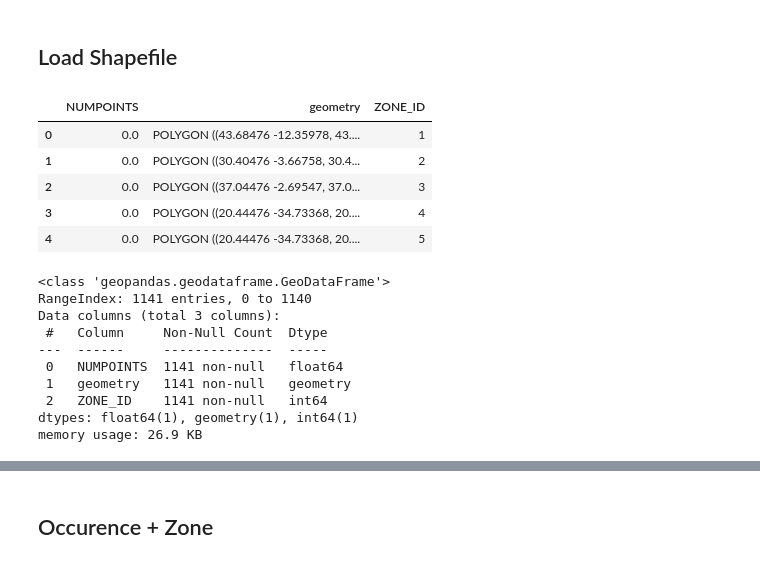
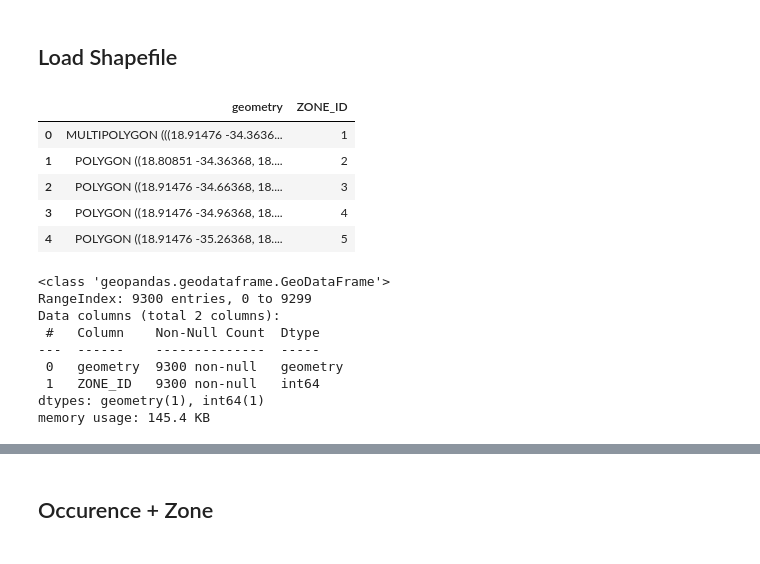
Before and after one commit to fahminlb33/autogbifml, a Jupyter notebook: notebooks/eda_occurrences.ipynb, the cells around one changed output, grey strips where cells are left out. Drawn from its saved outputs; the diff is of its cells as text; code cells hidden in the pictures.

```diff
--- a/notebooks/eda_occurrences.ipynb
+++ b/notebooks/eda_occurrences.ipynb
@@ -10,27 +17,26 @@ from datashader.transfer_functions import shade, stack, dynspread, set_backgroun
 # %% [markdown]
 ## Load Shapefile
 # %%
-df_geom = gpd.read_file("../dataset/shp/america/sea_grid_count_americas.shp")
-df_geom = df_geom[["NUMPOINTS", "geometry"]]
+df_geom = gpd.read_file("../dataset/africa/shp/grid-sea-africa-zoned.shp")
+df_geom = df_geom[["geometry"]]
 df_geom["ZONE_ID"] = range(1, len(df_geom) + 1)
 df_geom.head()
 # %% [output]
-|  | NUMPOINTS | geometry | ZONE_ID |
-| 0 | 0.0 | POLYGON ((43.68476 -12.35978, 43.... | 1 |
-| 1 | 0.0 | POLYGON ((30.40476 -3.66758, 30.4... | 2 |
-| 2 | 0.0 | POLYGON ((37.04476 -2.69547, 37.0... | 3 |
-| 3 | 0.0 | POLYGON ((20.44476 -34.73368, 20.... | 4 |
-| 4 | 0.0 | POLYGON ((20.44476 -34.73368, 20.... | 5 |
+|  | geometry | ZONE_ID |
+| 0 | MULTIPOLYGON (((18.91476 -34.3636... | 1 |
+| 1 | POLYGON ((18.80851 -34.36368, 18.... | 2 |
+| 2 | POLYGON ((18.91476 -34.66368, 18.... | 3 |
+| 3 | POLYGON ((18.91476 -34.96368, 18.... | 4 |
+| 4 | POLYGON ((18.91476 -35.26368, 18.... | 5 |
 # %%
 df_geom.info()
 # %% [output]
 <class 'geopandas.geodataframe.GeoDataFrame'>
-RangeIndex: 1141 entries, 0 to 1140
-Data columns (total 3 columns):
- #   Column     Non-Null Count  Dtype
----  ------     --------------  -----
- 0   NUMPOINTS  1141 non-null   float64
- 1   geometry   1141 non-null   geometry
- 2   ZONE_ID    1141 non-null   int64
-dtypes: float64(1), geometry(1), int64(1)
-memory usage: 26.9 KB
+RangeIndex: 9300 entries, 0 to 9299
+Data columns (total 2 columns):
+ #   Column    Non-Null Count  Dtype
+---  ------    --------------  -----
+ 0   geometry  9300 non-null   geometry
+ 1   ZONE_ID   9300 non-null   int64
+dtypes: geometry(1), int64(1)
+memory usage: 145.4 KB
```
Also changed, not shown: parts of 14 cells of this notebook, 8 other files.
